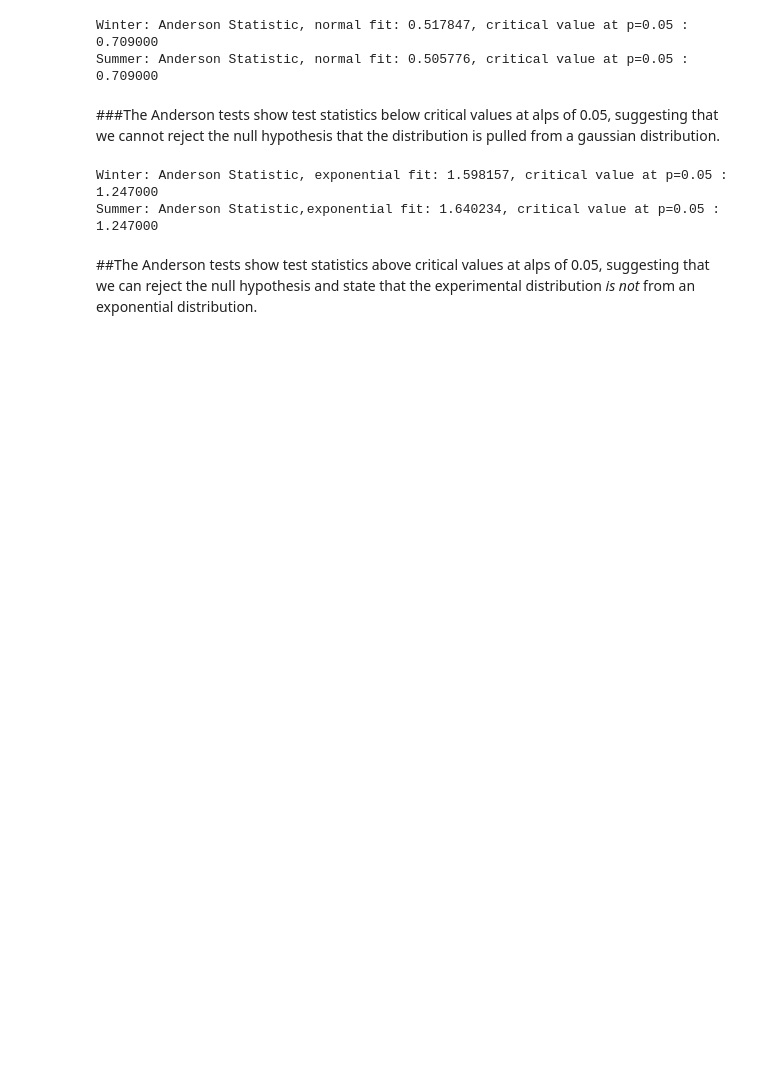
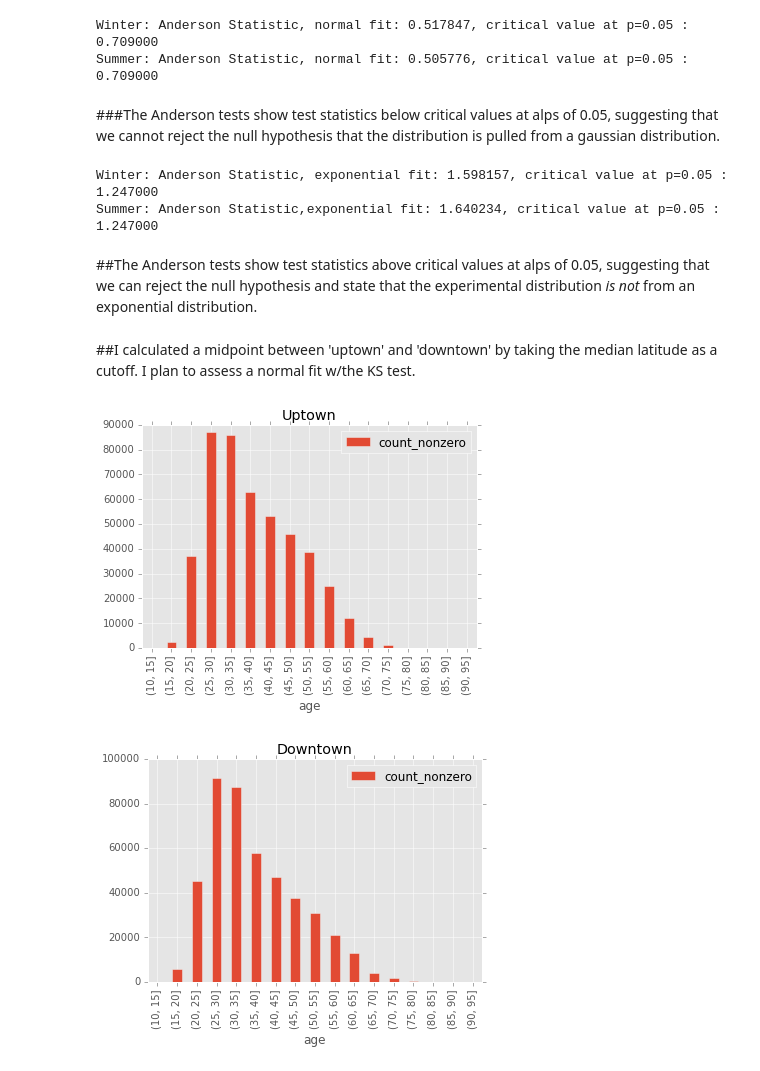
Before and after one commit to jjhall77/PUI2015_jjhall, a Jupyter notebook: citibikes/citibikes_goodness_of_fit.ipynb, the cells around one changed output. Saved outputs shown, nothing was run; the diff lists cells and outputs as text; code cells hidden in the pictures; blank space fills up the shorter version.

```diff
--- a/citibikes/citibikes_goodness_of_fit.ipynb
+++ b/citibikes/citibikes_goodness_of_fit.ipynb
@@ -104,3 +103,22 @@ Winter: Anderson Statistic, exponential fit: 1.598157, critical value at p=0.05
 Summer: Anderson Statistic,exponential fit: 1.640234, critical value at p=0.05 : 1.247000
 # %% [markdown]
 ##The Anderson tests show test statistics above critical values at alps of 0.05, suggesting that we can reject the null hypothesis and state that the experimental distribution *is not* from an exponential distribution.
+# %%
+#Extra credit
+lats = df_S['start station latitude']
+cutoff = np.median(lats)
+# %%
+#df is the dataframe where the content of the csv file is stored
+df_U = df_S[df_S['start station latitude']> cutoff]
+df_D = df_S[df_S['start station latitude']< cutoff]
+# %% [markdown]
+##I calculated a midpoint between 'uptown' and 'downtown' by taking the median latitude as a cutoff. I plan to assess a normal fit w/the KS test.
+# %%
+bins = np.arange(10, 99, 5)
+df_U.age.groupby(pd.cut(df_U.age, bins)).agg([count_nonzero]).plot(kind='bar', title="Uptown")
+U_age_dist = df_U.age.groupby(pd.cut(df_U.age, bins)).agg([count_nonzero])
+df_D.age.groupby(pd.cut(df_D.age, bins)).agg([count_nonzero]).plot(kind='bar', title="Downtown")
+D_age_dist = df_D.age.groupby(pd.cut(df_D.age, bins)).agg([count_nonzero])
+# %% [output]
+[figure, added]
+[figure, added]
```
Also changed, not shown: parts of 2 cells of this notebook.
